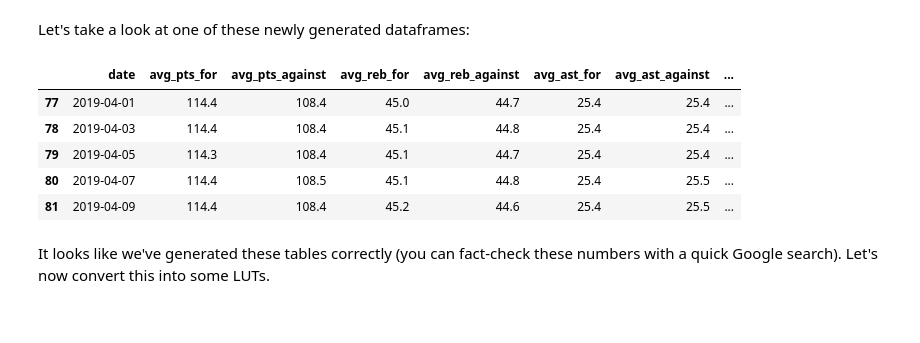
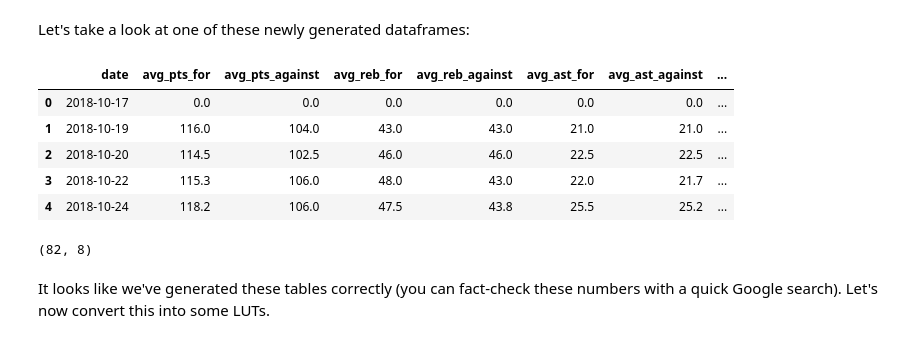
Before and after one commit to dominic-mortimer/sports-predictor, a Jupyter notebook: LUT_Generator.ipynb, the cells around one changed output. Drawn from its saved outputs; the diff is of its cells as text; code cells hidden in the pictures.

```diff
--- a/LUT_Generator.ipynb
+++ b/LUT_Generator.ipynb
@@ -16,7 +16,7 @@ import numpy as np
 import pandas as pd
 import joblib
 # %%
-df = pd.read_csv('Data/games_2018-19.csv')
+df = pd.read_csv('Data/games.csv')
 teams = pd.read_csv('Data/teams.csv')
 df.head()
 # %% [output]
@@ -137 +145,35 @@ def get_win_pct(df, teams):
+# %%
+start_dates = {'2003' : '2003-10-28',
+              '2004' : '2004-11-02',
+              '2005' : '2005-11-01',
+              '2006' : '2006-10-31',
+              '2007' : '2007-10-30',
+              '2008' : '2008-10-28',
+              '2009' : '2009-10-27',
+              '2010' : '2010-10-26',
+              '2011' : '2010-12-25',
+              '2012' : '2012-10-30',
+              '2013' : '2013-10-29',
+              '2014' : '2014-10-28',
+              '2015' : '2015-10-27',
+              '2016' : '2016-10-25',
+              '2017' : '2017-10-17',
+              '2018' : '2018-10-16'}
+
+end_dates = {'2003' : '2004-04-14',
+            '2004' : '2005-04-20',
+            '2005' : '2006-04-19',
+            '2006' : '2007-04-18',
+            '2007' : '2008-04-16',
+            '2008' : '2009-04-16',
+            '2009' : '2010-04-14',
+            '2010' : '2011-04-13',
+            '2011' : '2012-04-26',
+            '2012' : '2013-04-17',
+            '2013' : '2014-04-16',
+            '2014' : '2015-04-15',
+            '2015' : '2016-04-13',
+            '2016' : '2017-04-12',
+            '2017' : '2018-04-11',
+            '2018' : '2019-04-10'}
 # %% [markdown]
@@ -176,15 +254,19 @@ for team_id in teams:
 # %% [markdown]
 Let's take a look at one of these newly generated dataframes:
 # %%
-test = data_dict[teams_rev['TOR']]
-test.tail()
+test = data_dict['2018_TOR']
+test.head()
 # %% [output]
 |  | date | avg_pts_for | avg_pts_against | avg_reb_for | avg_reb_against | avg_ast_for | avg_ast_against | ... |
-| 77 | 2019-04-01 | 114.4 | 108.4 | 45.0 | 44.7 | 25.4 | 25.4 | ... |
-| 78 | 2019-04-03 | 114.4 | 108.4 | 45.1 | 44.8 | 25.4 | 25.4 | ... |
-| 79 | 2019-04-05 | 114.3 | 108.4 | 45.1 | 44.7 | 25.4 | 25.4 | ... |
-| 80 | 2019-04-07 | 114.4 | 108.5 | 45.1 | 44.8 | 25.4 | 25.5 | ... |
-| 81 | 2019-04-09 | 114.4 | 108.4 | 45.2 | 44.6 | 25.4 | 25.5 | ... |
+| 0 | 2018-10-17 | 0.0 | 0.0 | 0.0 | 0.0 | 0.0 | 0.0 | ... |
+| 1 | 2018-10-19 | 116.0 | 104.0 | 43.0 | 43.0 | 21.0 | 21.0 | ... |
+| 2 | 2018-10-20 | 114.5 | 102.5 | 46.0 | 46.0 | 22.5 | 22.5 | ... |
+| 3 | 2018-10-22 | 115.3 | 106.0 | 48.0 | 43.0 | 22.0 | 21.7 | ... |
+| 4 | 2018-10-24 | 118.2 | 106.0 | 47.5 | 43.8 | 25.5 | 25.2 | ... |
+# %%
+test.shape
+# %% [output]
+(82, 8)
 # %% [markdown]
 It looks like we've generated these tables correctly (you can fact-check these numbers with a quick Google search).  Let's now convert this into some LUTs.
 # %%
```
Also changed, not shown: parts of 10 cells of this notebook, 9 other files.
